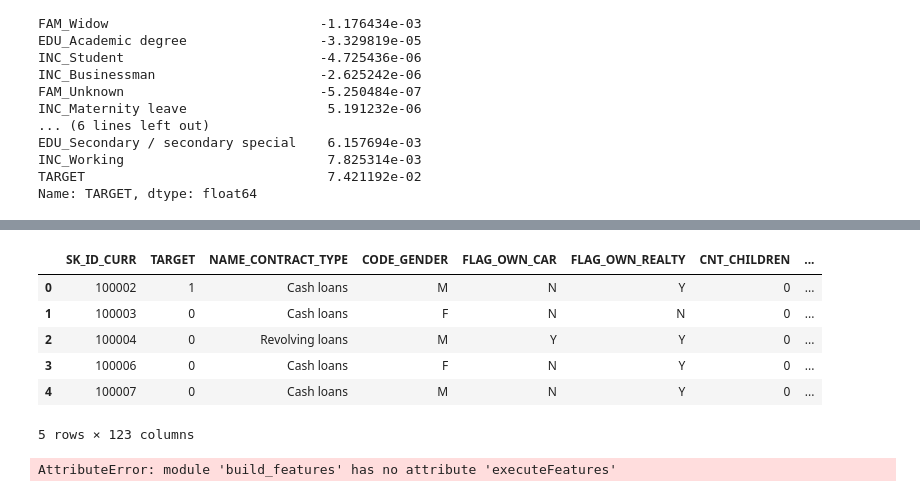
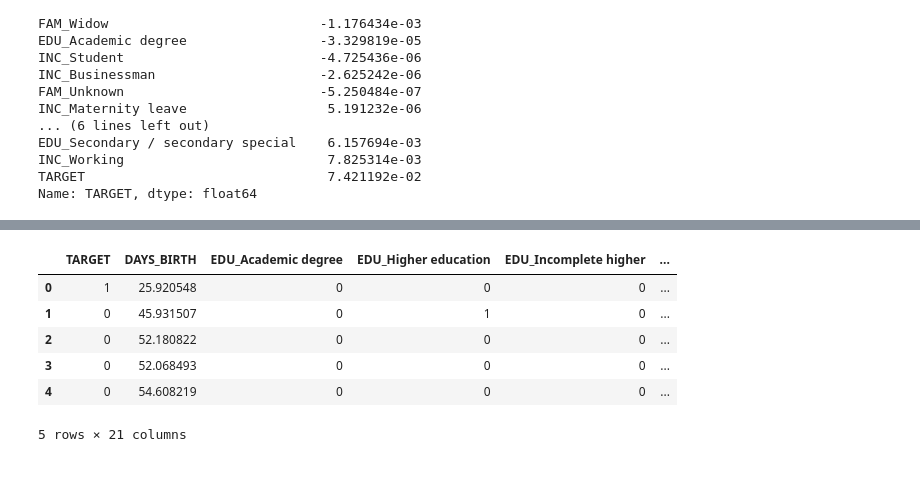
Before and after one commit to robahall/hcdr, a Jupyter notebook: notebooks/1.0-rah-initialInspection.ipynb, the cells around one changed output, grey strips where cells are left out. Cells and saved outputs as stored; diff of their text form; code cells hidden in the pictures.

Commit message:
SRC build_features.py is working now

```diff
--- a/notebooks/1.0-rah-initialInspection.ipynb
+++ b/notebooks/1.0-rah-initialInspection.ipynb
@@ -209,3 +211,5 @@ import sys
 sys.path.append('../src/features')
 
 import build_features as bf
+# %%
+appTrainDf = pd.read_csv("../data/raw/application_train.csv")
@@ -212,14 +272,12 @@ import build_features as bf
+# %%
+newdf2=bf.executeFeatures(appTrainDf)
 # %%
-appTrainDf.head()
+newdf2.head()
 # %% [output]
-|  | SK_ID_CURR | TARGET | NAME_CONTRACT_TYPE | CODE_GENDER | FLAG_OWN_CAR | FLAG_OWN_REALTY | CNT_CHILDREN | ... |
-| 0 | 100002 | 1 | Cash loans | M | N | Y | 0 | ... |
-| 1 | 100003 | 0 | Cash loans | F | N | N | 0 | ... |
-| 2 | 100004 | 0 | Revolving loans | M | Y | Y | 0 | ... |
-| 3 | 100006 | 0 | Cash loans | F | N | Y | 0 | ... |
-| 4 | 100007 | 0 | Cash loans | M | N | Y | 0 | ... |
+|  | TARGET | DAYS_BIRTH | EDU_Academic degree | EDU_Higher education | EDU_Incomplete higher | ... |
+| 0 | 1 | 25.920548 | 0 | 0 | 0 | ... |
+| 1 | 0 | 45.931507 | 0 | 1 | 0 | ... |
+| 2 | 0 | 52.180822 | 0 | 0 | 0 | ... |
+| 3 | 0 | 52.068493 | 0 | 0 | 0 | ... |
+| 4 | 0 | 54.608219 | 0 | 0 | 0 | ... |
-5 rows × 123 columns
+5 rows × 21 columns
-# %%
-newdf = bf.executeFeatures(appTrainDf)
-# %% [output]
-AttributeError: module 'build_features' has no attribute 'executeFeatures'
```
Also changed, not shown: parts of 9 cells of this notebook.
